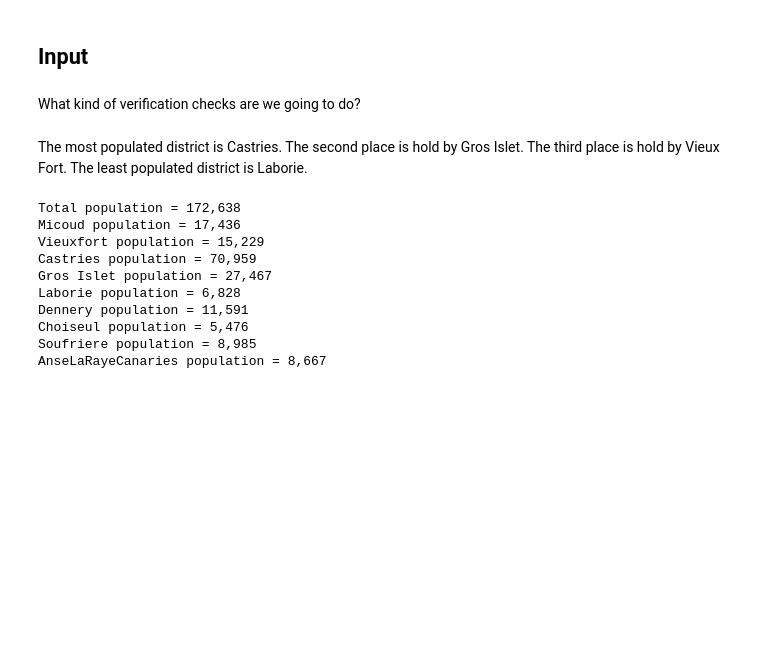
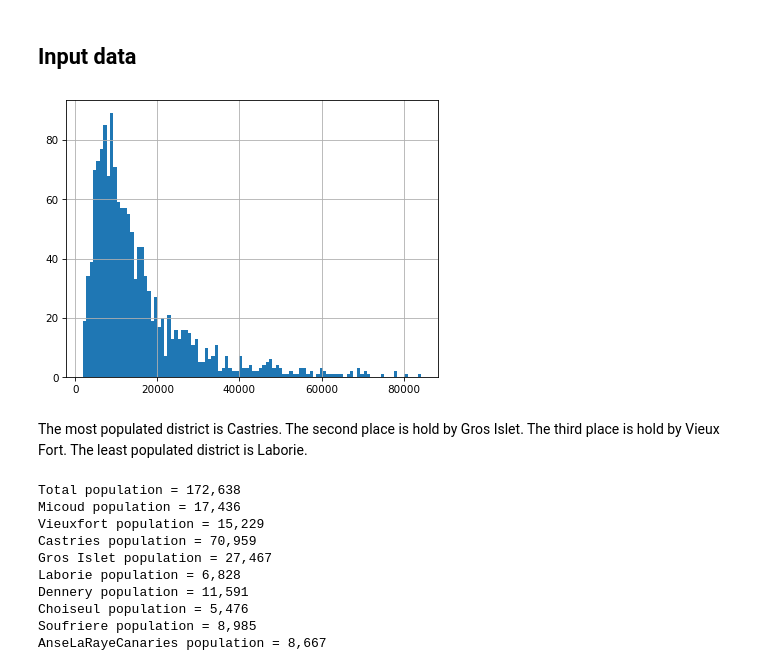
Before and after one commit to mikhailsirenko/unbreakable, a Jupyter notebook: notebooks/verification.ipynb, the cells around one changed output. Saved outputs shown, nothing was run; the diff lists cells and outputs as text; code cells hidden in the pictures; blank space fills up the shorter version.

```diff
--- a/notebooks/verification.ipynb
+++ b/notebooks/verification.ipynb
@@ -18,2 +19,2 @@ from ema_workbench import load_results
 # %% [markdown]
-## Input
+## Input data
@@ -22,7 +21,12 @@ from ema_workbench import load_results
-# %% [markdown]
-What kind of verification checks are we going to do?
 # %%
 household_survey = pd.read_csv('../data/processed/household_survey/Saint Lucia/Saint Lucia.csv')
+# %%
+x = household_survey['aeexp']
+# Exclude the households q1 and q3
+x = x[(x > x.quantile(0.01)) & (x < x.quantile(0.99))]
+x.hist(bins=100);
+# %% [output]
+[figure, added]
 # %% [markdown]
 The most populated district is Castries. The second place is hold by Gros Islet. The third place is hold by Vieux Fort. The least populated district is Laborie.
 # %%
```
Also changed, not shown: parts of 17 cells of this notebook.
